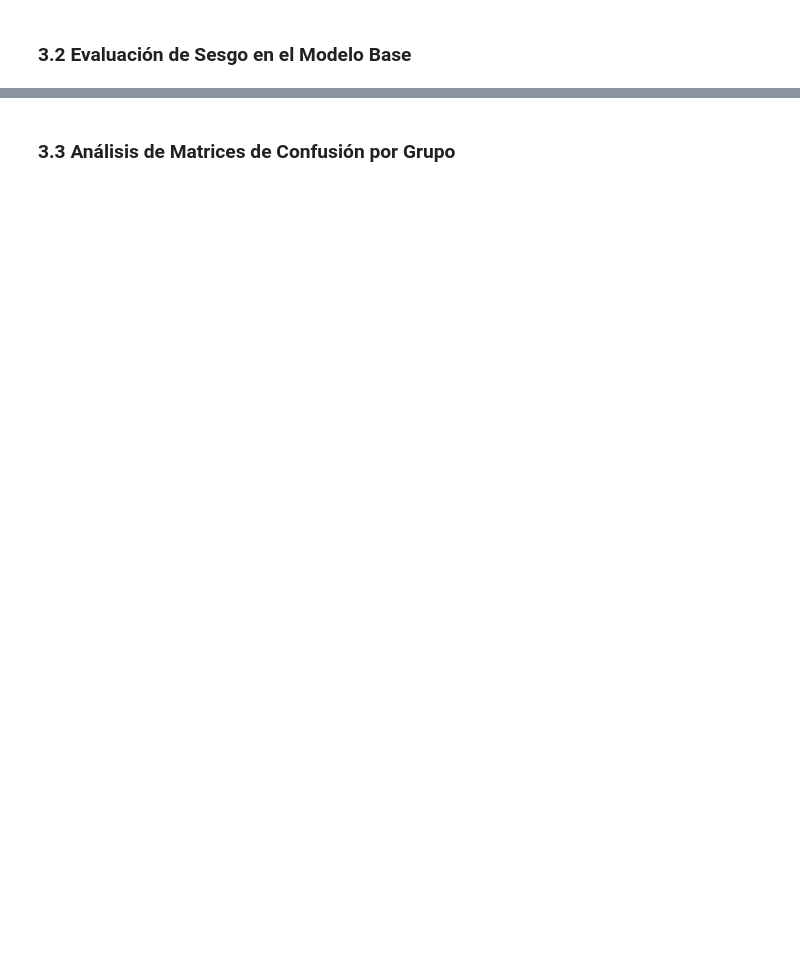
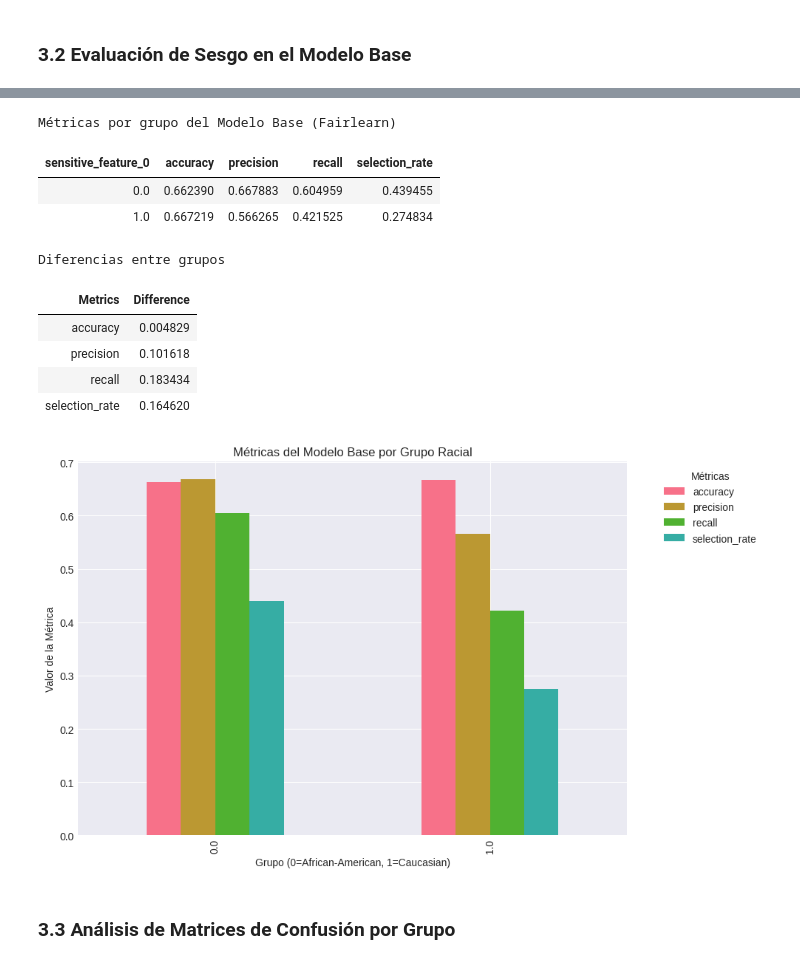
Before and after one commit to aotalwork/PRACTICAS-Y-LIBRETAS, a Jupyter notebook: PRACTICAS IAC/PL1.ipynb, the cells around one changed output, grey strips where cells are left out. Cells and saved outputs as stored; diff of their text form; code cells hidden in the pictures; blank space fills up the shorter version.

```diff
--- a/PRACTICAS IAC/PL1.ipynb
+++ b/PRACTICAS IAC/PL1.ipynb
@@ -256,36 +467,58 @@ from sklearn.metrics import confusion_matrix
 results_df = pd.DataFrame({
     'y_true': y_test,
     'y_pred': y_pred_baseline,
     'race': sensitive_test
 })
 
 # MetricFrame para análisis estructurado
 metrics = {
     'accuracy': accuracy_score,
     'precision': precision_score,
     'recall': recall_score,
     'selection_rate': selection_rate
 }
 
 mf_baseline = MetricFrame(
     metrics=metrics,
     y_true=y_test,
     y_pred=y_pred_baseline,
     sensitive_features=sensitive_test
 )
 
-print("\n=== MÉTRICAS POR GRUPO (FAIRLEARN) ===")
-print(mf_baseline.by_group)
-print(f"\nDiferencias entre grupos:")
-print(mf_baseline.difference())
+
+display(HTML(f"""<h2>Métricas por grupo del Modelo Base (Fairlearn)</h2>
+
+{mf_baseline.by_group
+    .reset_index()
+    .to_html(index=False)}
+
+<h2>Diferencias entre grupos</h2>
+
+{mf_baseline.difference()
+    .rename_axis("Metrics")
+    .reset_index(name="Difference")
+    .to_html(index=False)}
+"""))
 
 # Visualización de métricas por grupo
 mf_baseline.by_group.plot(kind='bar', figsize=(10, 6))
 plt.title('Métricas del Modelo Base por Grupo Racial')
 plt.xlabel('Grupo (0=African-American, 1=Caucasian)')
 plt.ylabel('Valor de la Métrica')
 plt.legend(title='Métricas', bbox_to_anchor=(1.05, 1), loc='upper left')
 plt.tight_layout()
 plt.show()
+# %% [output]
+Métricas por grupo del Modelo Base (Fairlearn)
+| sensitive_feature_0 | accuracy | precision | recall | selection_rate |
+| 0.0 | 0.662390 | 0.667883 | 0.604959 | 0.439455 |
+| 1.0 | 0.667219 | 0.566265 | 0.421525 | 0.274834 |
+Diferencias entre grupos
+| Metrics | Difference |
+| accuracy | 0.004829 |
+| precision | 0.101618 |
+| recall | 0.183434 |
+| selection_rate | 0.164620 |
+[figure, added]
 # %% [markdown]
  ### 3.3 Análisis de Matrices de Confusión por Grupo
```
Also changed, not shown: parts of 35 cells of this notebook, 3 other files.
